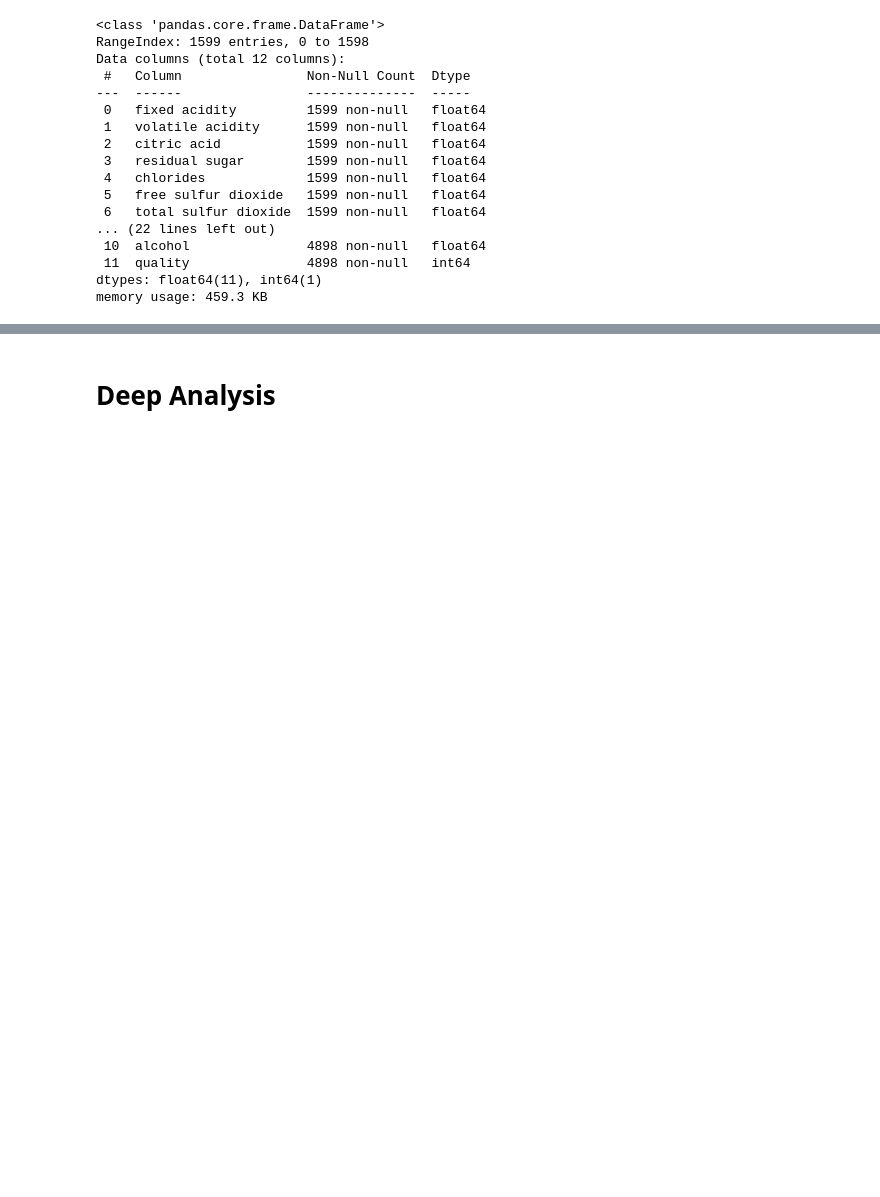
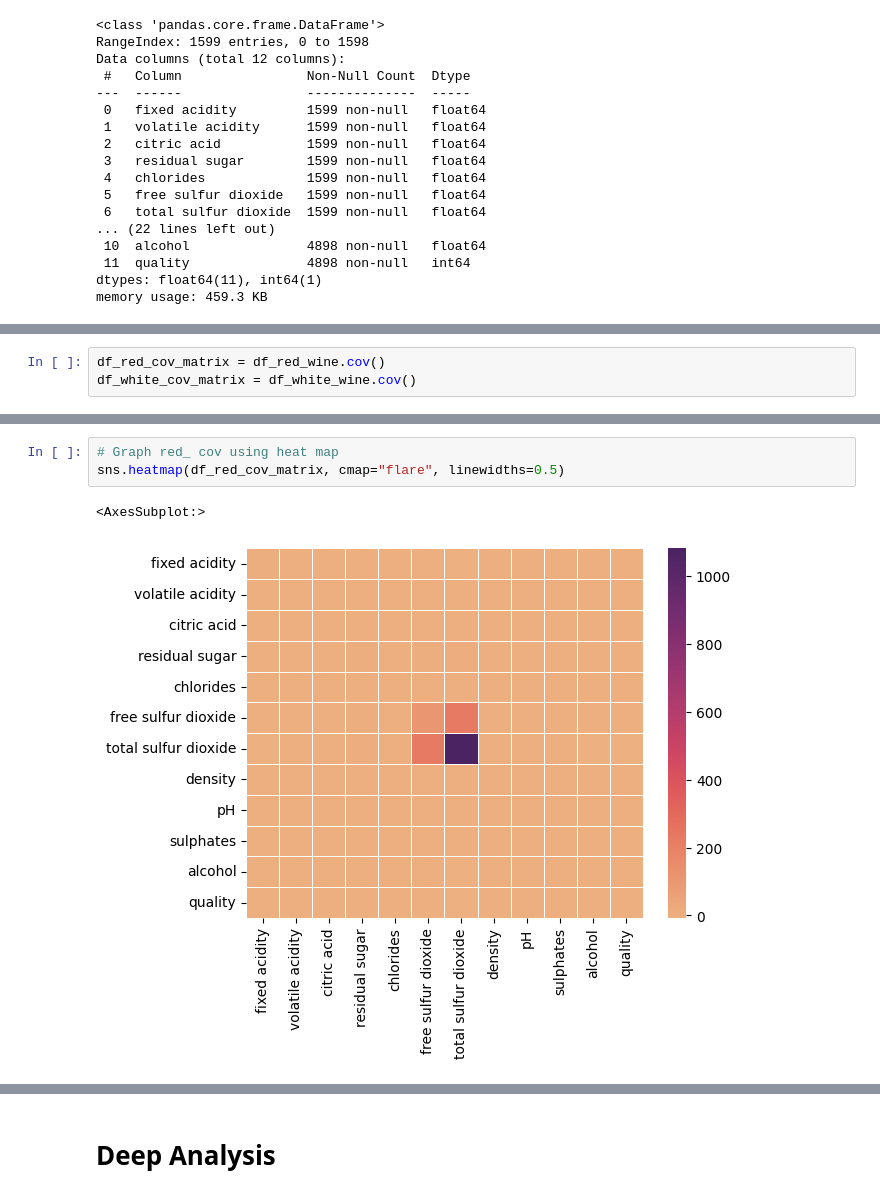
Before and after one commit to Vukhacson/WineQuality, a Jupyter notebook: SMSmall/SMSmall_Wine_quality_data_exploration.ipynb, the cells around one changed output, grey strips where cells are left out. Drawn from its saved outputs; the diff is of its cells as text; blank space fills up the shorter version.

Commit message:
Update SMSmall_Wine_quality_data_exploration.ipynb (#42)
Co-authored-by: Lan Dang <30523095+hl271@users.noreply.github.com>

```diff
--- a/SMSmall/SMSmall_Wine_quality_data_exploration.ipynb
+++ b/SMSmall/SMSmall_Wine_quality_data_exploration.ipynb
@@ -72,0 +77,3 @@ memory usage: 459.3 KB
+# %%
+df_red_cov_matrix = df_red_wine.cov()
+df_white_cov_matrix = df_white_wine.cov()
@@ -72,0 +151,6 @@ memory usage: 459.3 KB
+# %%
+# Graph red_ cov using heat map
+sns.heatmap(df_red_cov_matrix, cmap="flare", linewidths=0.5)
+# %% [output]
+<AxesSubplot:>
+[figure, added]
```
Also changed, not shown: parts of 16 cells of this notebook.
